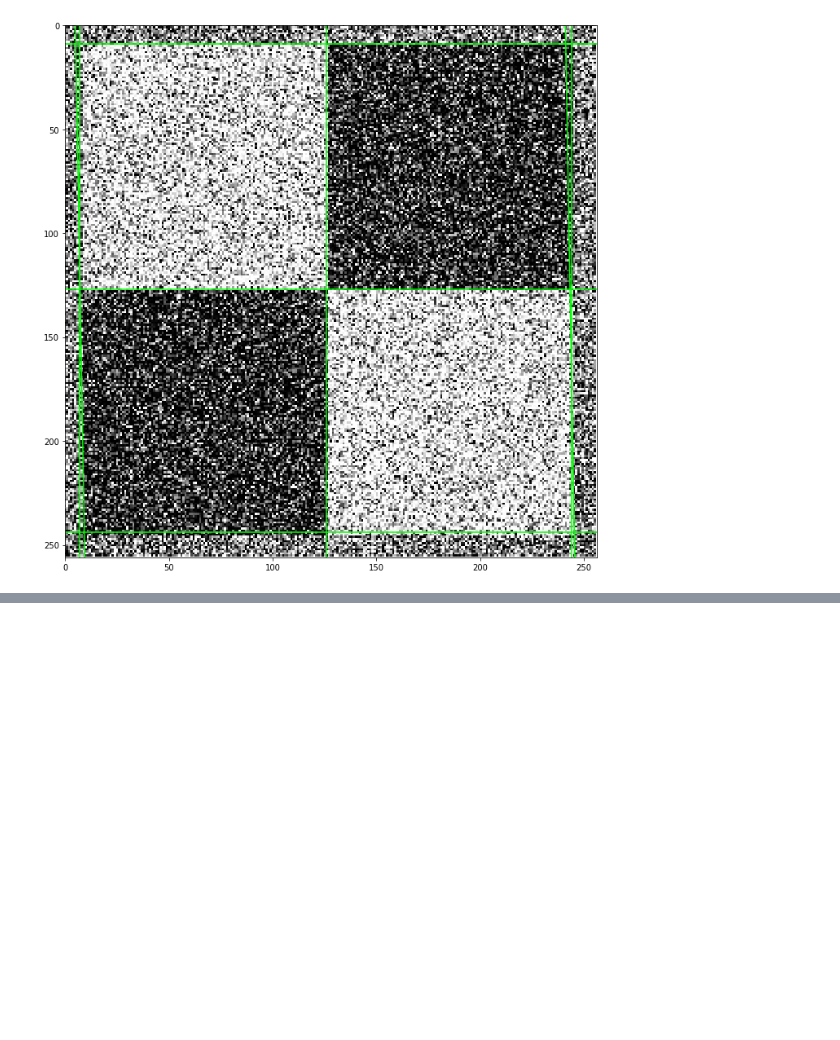
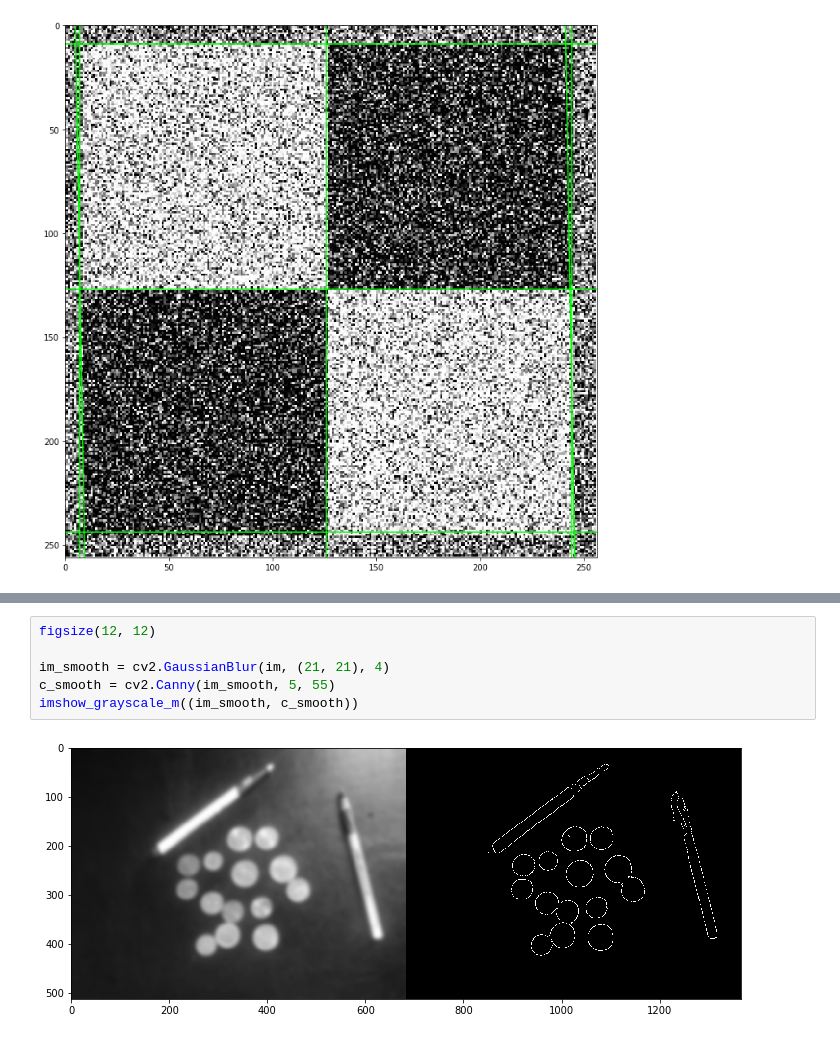
Before and after one commit to karadza3a/intro-to-cv-ud810, a Jupyter notebook: ps1_python/ps1.ipynb, the cells around one changed output, grey strips where cells are left out. Cells and saved outputs as stored; diff of their text form; blank space fills up the shorter version.

```diff
--- a/ps1_python/ps1.ipynb
+++ b/ps1_python/ps1.ipynb
@@ -179,0 +197,8 @@ plt.gca().set_ylim(im.shape[0], 0)
+# %%
+figsize(12, 12)
+
+im_smooth = cv2.GaussianBlur(im, (21, 21), 4)
+c_smooth = cv2.Canny(im_smooth, 5, 55)
+imshow_grayscale_m((im_smooth, c_smooth))
+# %% [output]
+[figure, added]
```
Also changed, not shown: parts of 4 cells of this notebook, 3 other files.
